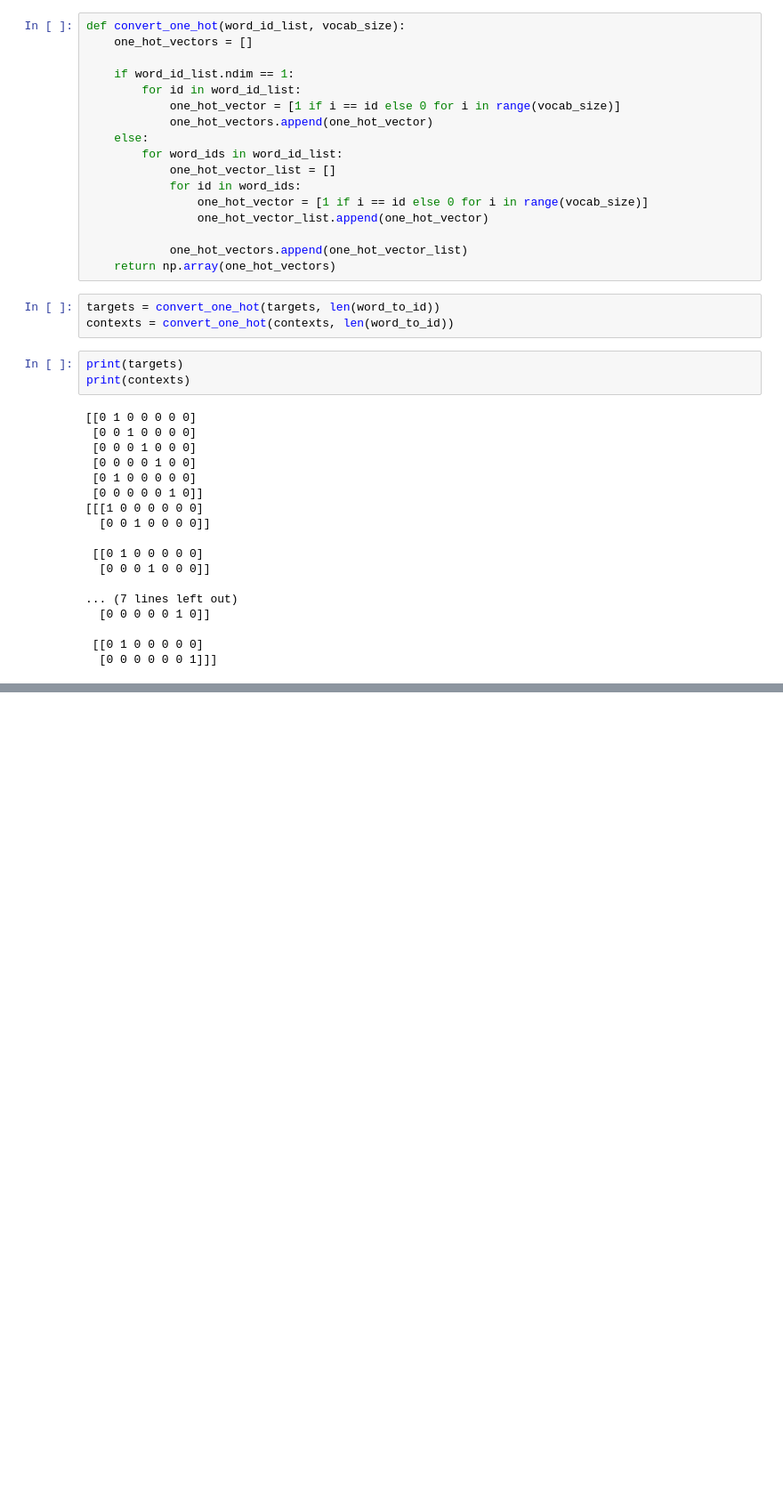
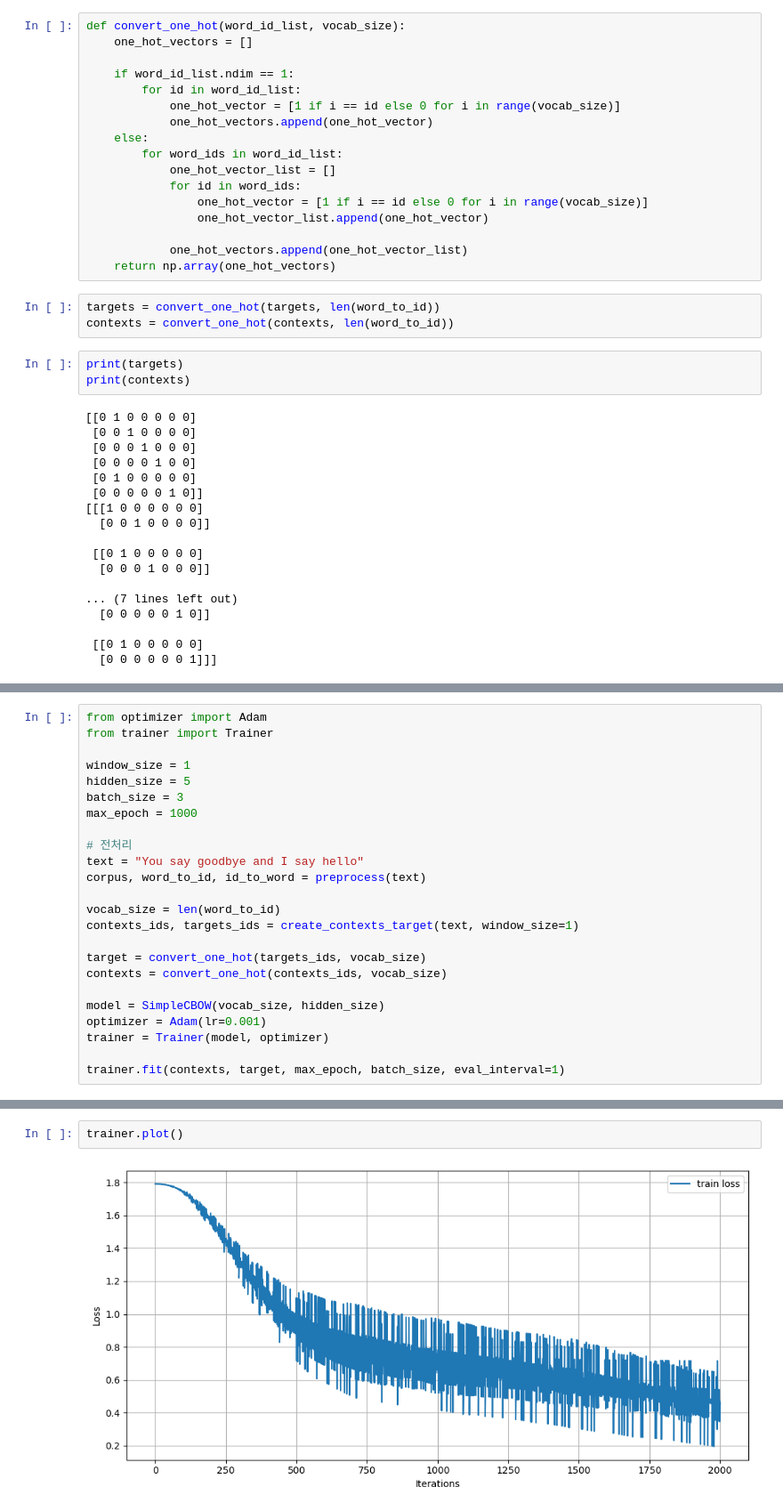
Before and after one commit to andsosallycanwait/deep_learning_from_scratch, a Jupyter notebook: 2-ch03.ipynb, the cells around one changed output, grey strips where cells are left out. Shown at 89% size. Drawn from its saved outputs; the diff is of its cells as text; blank space fills up the shorter version.

```diff
--- a/2-ch03.ipynb
+++ b/2-ch03.ipynb
@@ -391,0 +194,24 @@ Training complete.
+# %%
+from optimizer import Adam
+from trainer import Trainer
+
+window_size = 1
+hidden_size = 5
+batch_size = 3
+max_epoch = 1000
+
+# 전처리
+text = "You say goodbye and I say hello"
+corpus, word_to_id, id_to_word = preprocess(text)
+
+vocab_size = len(word_to_id)
+contexts_ids, targets_ids = create_contexts_target(text, window_size=1)
+
+target = convert_one_hot(targets_ids, vocab_size)
+contexts = convert_one_hot(contexts_ids, vocab_size)
+
+model = SimpleCBOW(vocab_size, hidden_size)
+optimizer = Adam(lr=0.001)
+trainer = Trainer(model, optimizer)
+
+trainer.fit(contexts, target, max_epoch, batch_size, eval_interval=1)
@@ -392 +236,5 @@ Training complete.
+# %%
+trainer.plot()
+# %% [output]
+[figure, added]
 # %%
```
Also changed, not shown: parts of 17 cells of this notebook, 13 other files.
